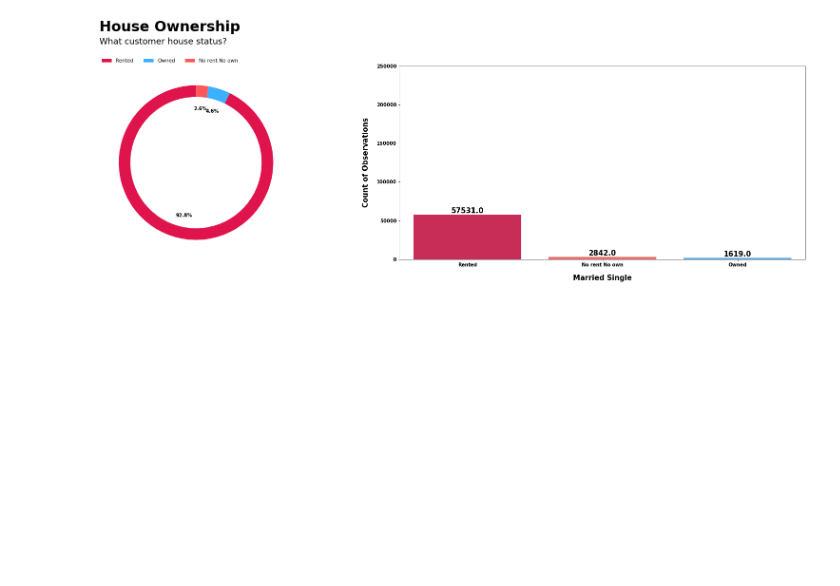
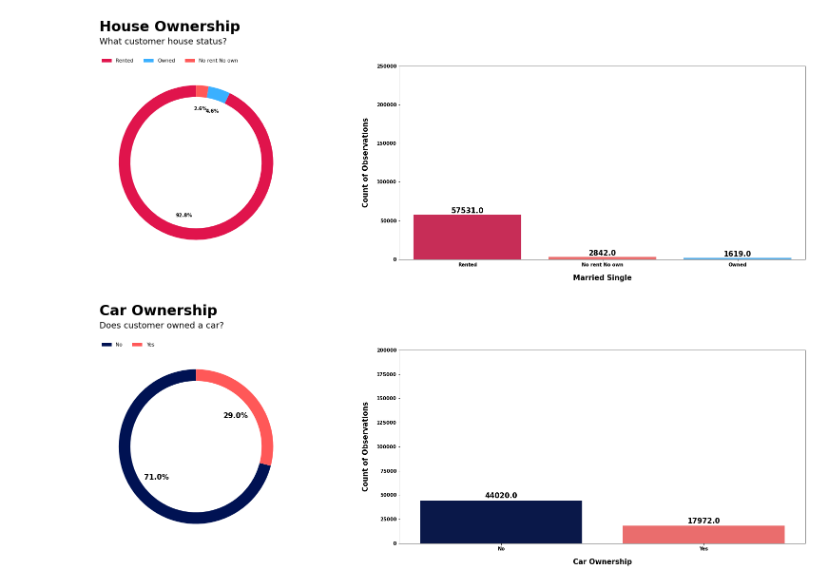
Before and after one commit to masete/Loan-Prediction-based-on-Customer-Behaviour, a Jupyter notebook: eda.ipynb, the cells around one changed output. Saved outputs shown, nothing was run; the diff lists cells and outputs as text; code cells hidden in the pictures; blank space fills up the shorter version.

```diff
--- a/eda.ipynb
+++ b/eda.ipynb
@@ -950,3 +950,25 @@ count_pie_plot(datapie=loan_house_ownership,
                yend=250000);
 # %% [output]
 [figure]
+# %%
+loan_car_ownership = loan["car_ownership"].value_counts()
+
+count_pie_plot(datapie=loan_car_ownership,
+               datacount=loan,
+               colcount="car_ownership",
+               colpiey=loan_car_ownership.values,
+               text1="Car Ownership",
+               pielabels=["No", "Yes"],
+               text2="Does customer owned a car?",
+               piecomap=["#001253", "#FF5858"],
+               countcomap=["#001253", "#FF5858"],
+               xlabel="Car Ownership",
+               piefs=15,
+               yplus=5000,
+               ylabel="Count of Observations",
+               xticklabel=["No", "Yes"],
+               yticklabel=list(np.arange(0, 225000, 25000)),
+               ystart=0,
+               yend=200000);
+# %% [output]
+[figure, added]
```
Also changed, not shown: parts of 1 cell of this notebook.
